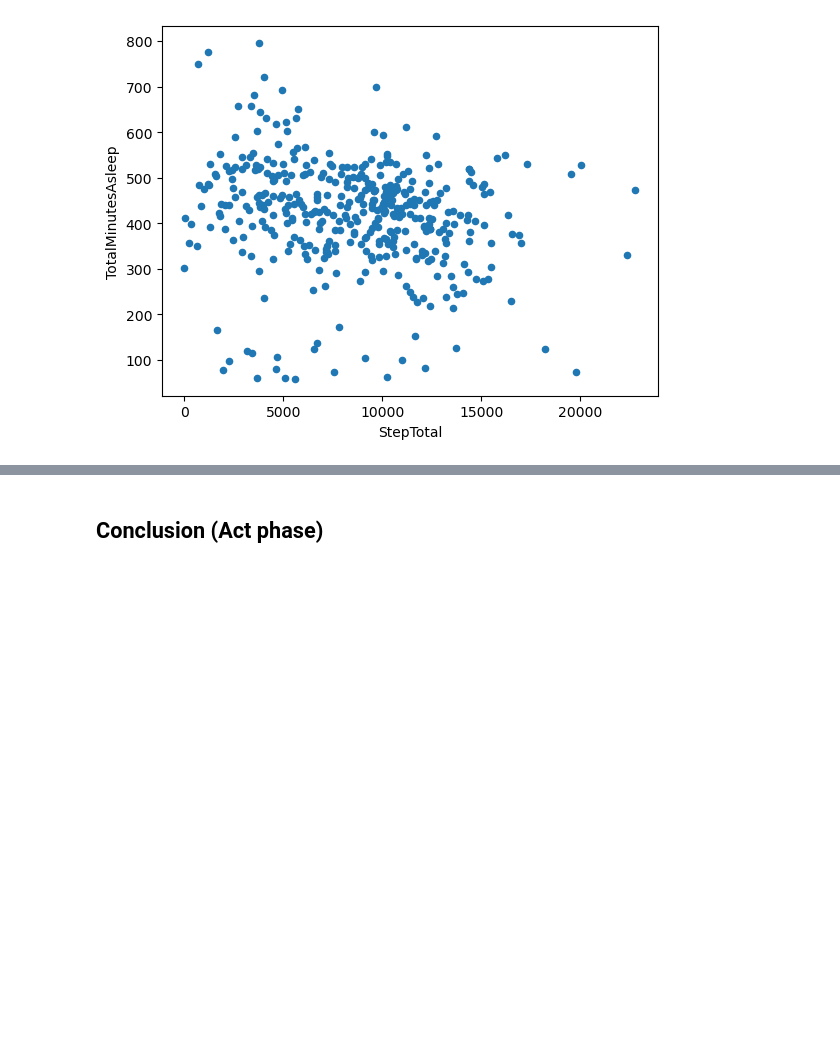
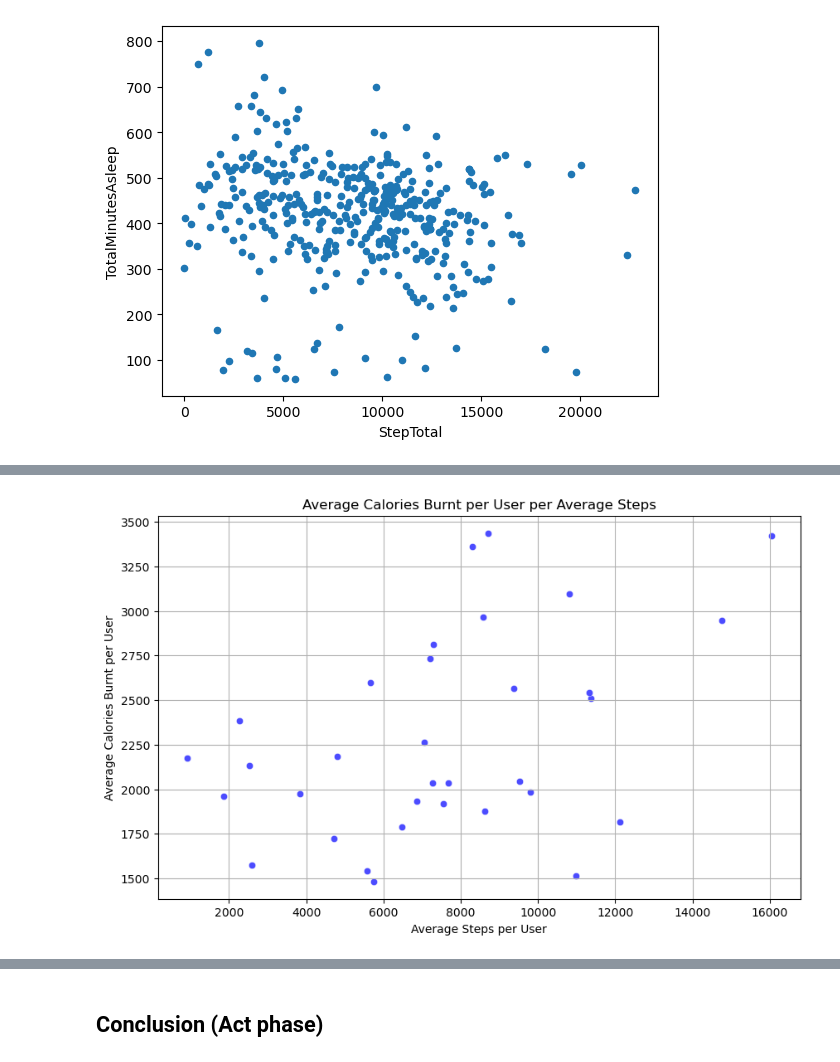
Before and after one commit to Enimien/project_1_healthcare, a Jupyter notebook: Fitbit- Exploratory Data Analysis (EDA).ipynb, the cells around one changed output, grey strips where cells are left out. Cells and saved outputs as stored; diff of their text form; code cells hidden in the pictures; blank space fills up the shorter version.

```diff
--- a/Fitbit- Exploratory Data Analysis (EDA).ipynb
+++ b/Fitbit- Exploratory Data Analysis (EDA).ipynb
@@ -770,0 +818,20 @@ The scatter plot shows that there is no correlation between total steps and minu
+# %%
+# Find the averages of the user data and store it in a Dataframe
+avg_steps_per_user = df_activity.groupby(["id"])["total_steps"].mean()
+avg_distance_per_user = df_activity.groupby(["id"])["total_dist"].mean()
+veryactv_mins_per_user = df_activity.groupby(["id"])["very_active_mins"].mean()
+fairlyactv_mins_per_user = df_activity.groupby(["id"])["fairly_active_mins"].mean()
+lightlyactv_mins_per_user = df_activity.groupby(["id"])["lightly_active_mins"].mean()
+avg_active_mins = df_activity.groupby(["id"])["total_mins"].mean()
+avg_calories_per_user = df_activity.groupby(["id"])["calories"].mean()
+
+user_summary = pd.DataFrame({
+                        "Average Steps Per User": avg_steps_per_user,
+                        "Average Distance Per User": avg_distance_per_user,
+                        "Average Very Actv Mins Per User": veryactv_mins_per_user,
+                        "Average Fairly Actv Mins Per User": fairlyactv_mins_per_user,
+                        "Average Lightly Actv Mins Per User": lightlyactv_mins_per_user,
+                        "Average Active Mins Per User": avg_active_mins,
+                        "Average Calories Burnt Per User": avg_calories_per_user
+                        })
+user_summary.head()
@@ -770,0 +846,11 @@ The scatter plot shows that there is no correlation between total steps and minu
+# %%
+# Create a scatter plot for the average steps and average calories burnt per user.
+plt.figure(figsize=(10, 6))
+sns.scatterplot(data=user_summary, x="Average Steps Per User", y="Average Calories Burnt Per User", color="b", alpha=0.7)
+plt.title("Average Calories Burnt per User per Average Steps")
+plt.xlabel("Average Steps per User")
+plt.ylabel("Average Calories Burnt per User")
+plt.grid(True)
+plt.show()
+# %% [output]
+[figure, added]
```
Also changed, not shown: parts of 17 cells of this notebook.
